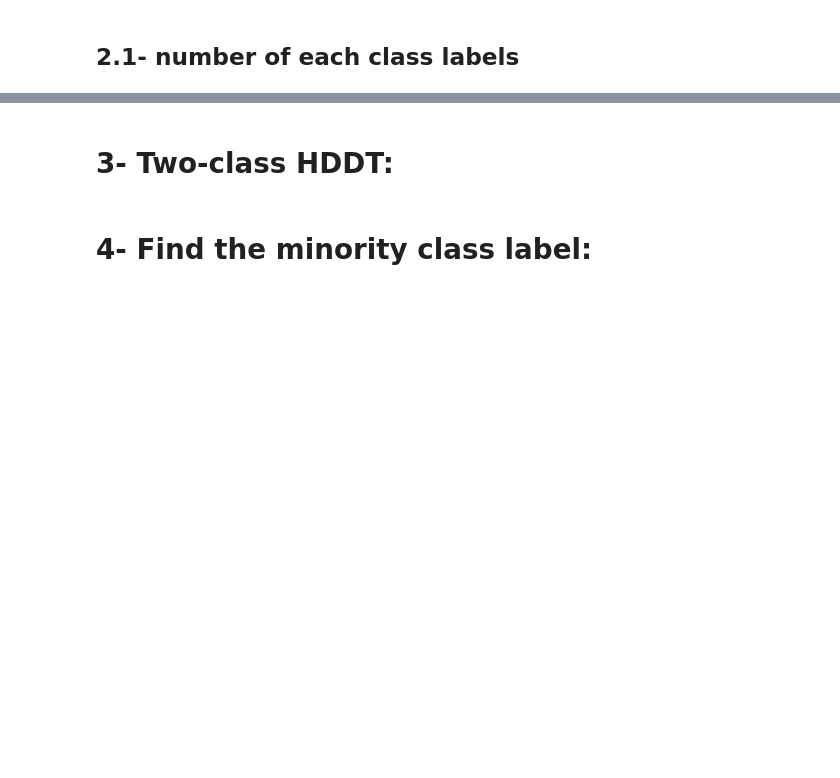
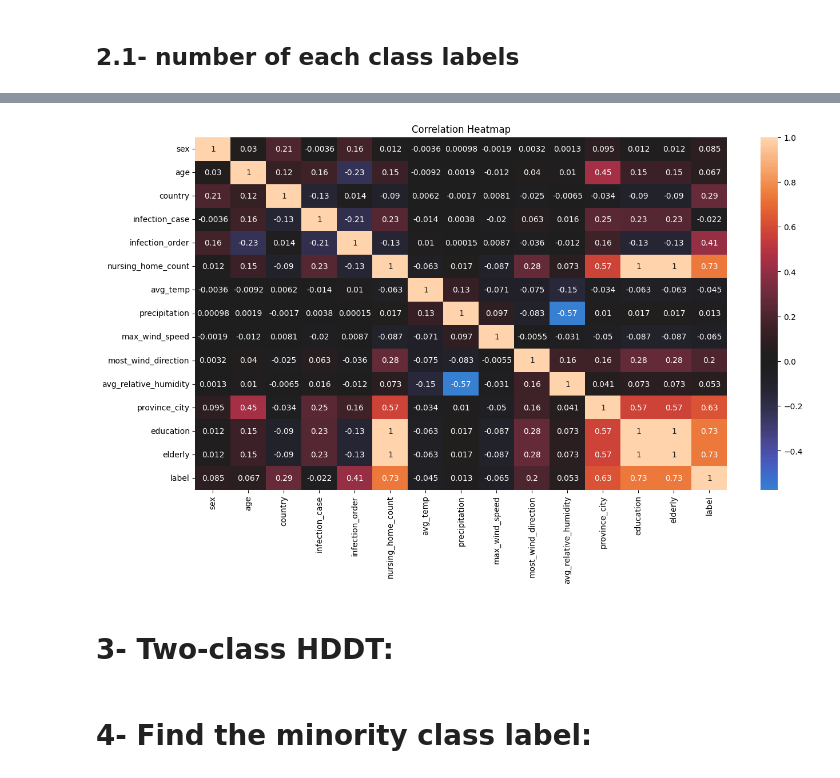
Before and after one commit to samin-yadollahi/ml_projects_shirazu, a Jupyter notebook: covid19/01_hddt.ipynb, the cells around one changed output, grey strips where cells are left out. Saved outputs shown, nothing was run; the diff lists cells and outputs as text; code cells hidden in the pictures; blank space fills up the shorter version.

```diff
--- a/covid19/01_hddt.ipynb
+++ b/covid19/01_hddt.ipynb
@@ -96,0 +169,18 @@ print(class_label_counts)
+# %%
+df['education'] = (df['elementary_school_count'] + df['kindergarten_count'] + df['university_count'] + df['academy_ratio'])/4
+# %%
+df['elderly'] = (df['elderly_population_ratio'] + df['elderly_alone_ratio'])/2
+# %%
+df_2 = df.drop(labels=['province', 'city', 'elementary_school_count',
+                       'kindergarten_count', 'university_count', 'academy_ratio',
+                       'elderly_population_ratio', 'elderly_alone_ratio',
+                       'min_temp', 'max_temp'],
+               axis=1)
+
+new_order = ['sex', 'age', 'country', 'infection_case', 'infection_order',
+       'nursing_home_count', 'avg_temp', 'precipitation', 'max_wind_speed',
+       'most_wind_direction', 'avg_relative_humidity',
+       'province_city', 'education', 'elderly', 'label']
+
+df_2 = df_2.reindex(columns=new_order)
+df_2.head()
@@ -97,3 +194,12 @@ print(class_label_counts)
+# %%
+cor_2 = df_2.corr()
+# %%
+plt.figure(figsize=(15, 8))
+sns.heatmap(cor_2, annot=True, center=0)
+plt.title('Correlation Heatmap')
+plt.show()
+# %% [output]
+[figure, added]
 # %% [markdown]
 # 3- Two-class HDDT:
 # %%
```
Also changed, not shown: parts of 22 cells of this notebook.
